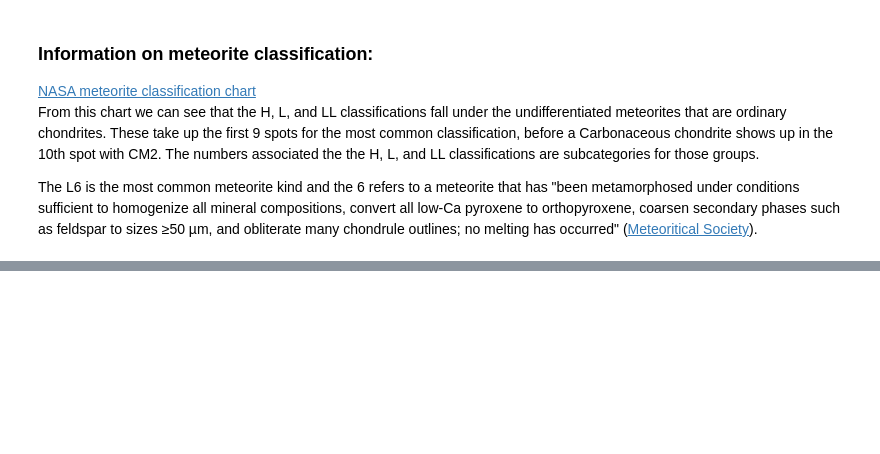
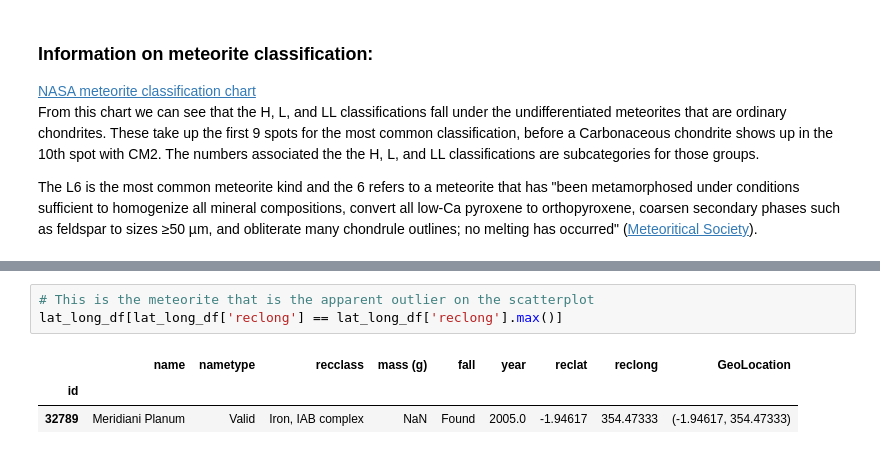
Before and after one commit to c-blomquist/Nasa-Meteorite-Landings-Data-Exploration, a Jupyter notebook: Meteorite_Landings.ipynb, the cells around one changed output, grey strips where cells are left out. Cells and saved outputs as stored; diff of their text form; blank space fills up the shorter version.

```diff
--- a/Meteorite_Landings.ipynb
+++ b/Meteorite_Landings.ipynb
@@ -123,0 +166,7 @@ The L6 is the most common meteorite kind and the 6 refers to a meteorite that ha
+# %%
+# This is the meteorite that is the apparent outlier on the scatterplot
+lat_long_df[lat_long_df['reclong'] == lat_long_df['reclong'].max()]
+# %% [output]
+|  | name | nametype | recclass | mass (g) | fall | year | reclat | reclong | GeoLocation |
+| id |  |  |  |  |  |  |  |  |  |
+| 32789 | Meridiani Planum | Valid | Iron, IAB complex | NaN | Found | 2005.0 | -1.94617 | 354.47333 | (-1.94617, 354.47333) |
```
Also changed, not shown: parts of 5 cells of this notebook.
